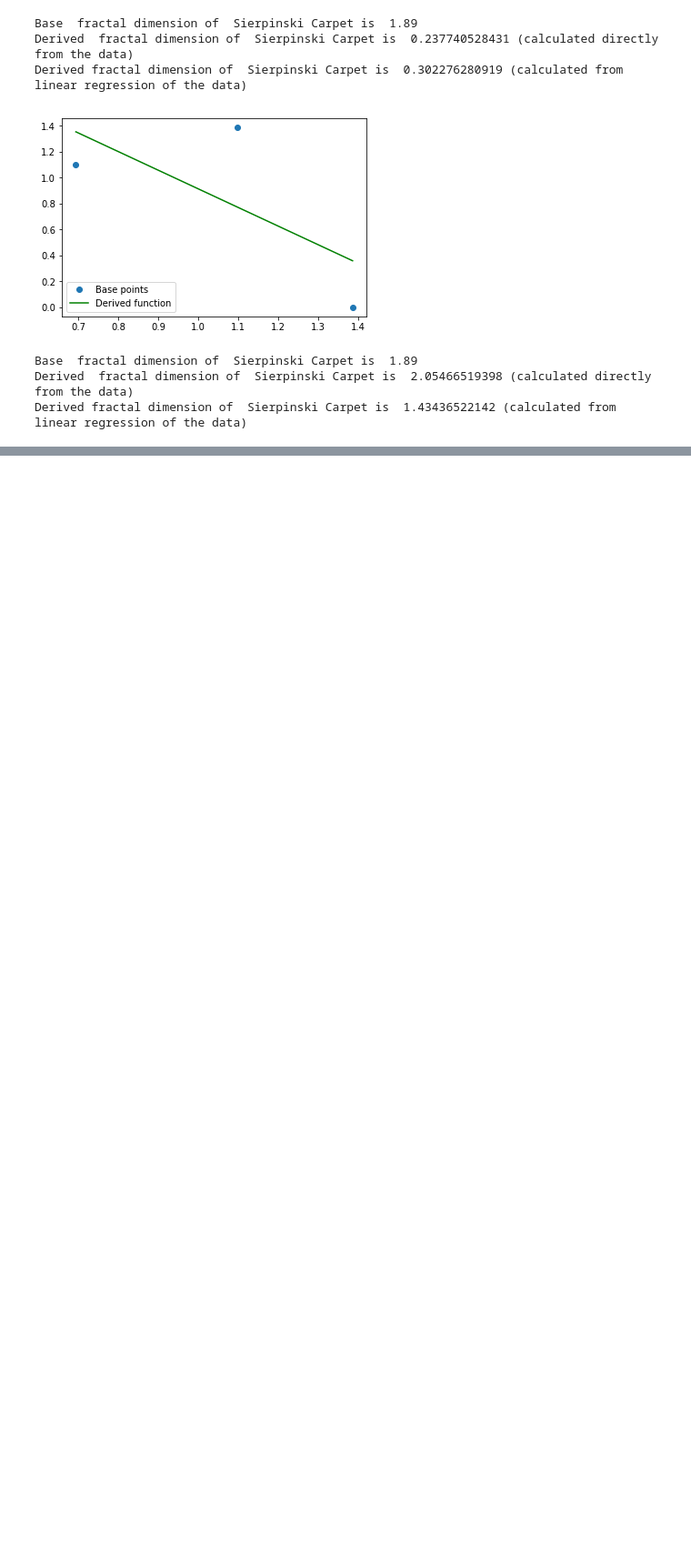
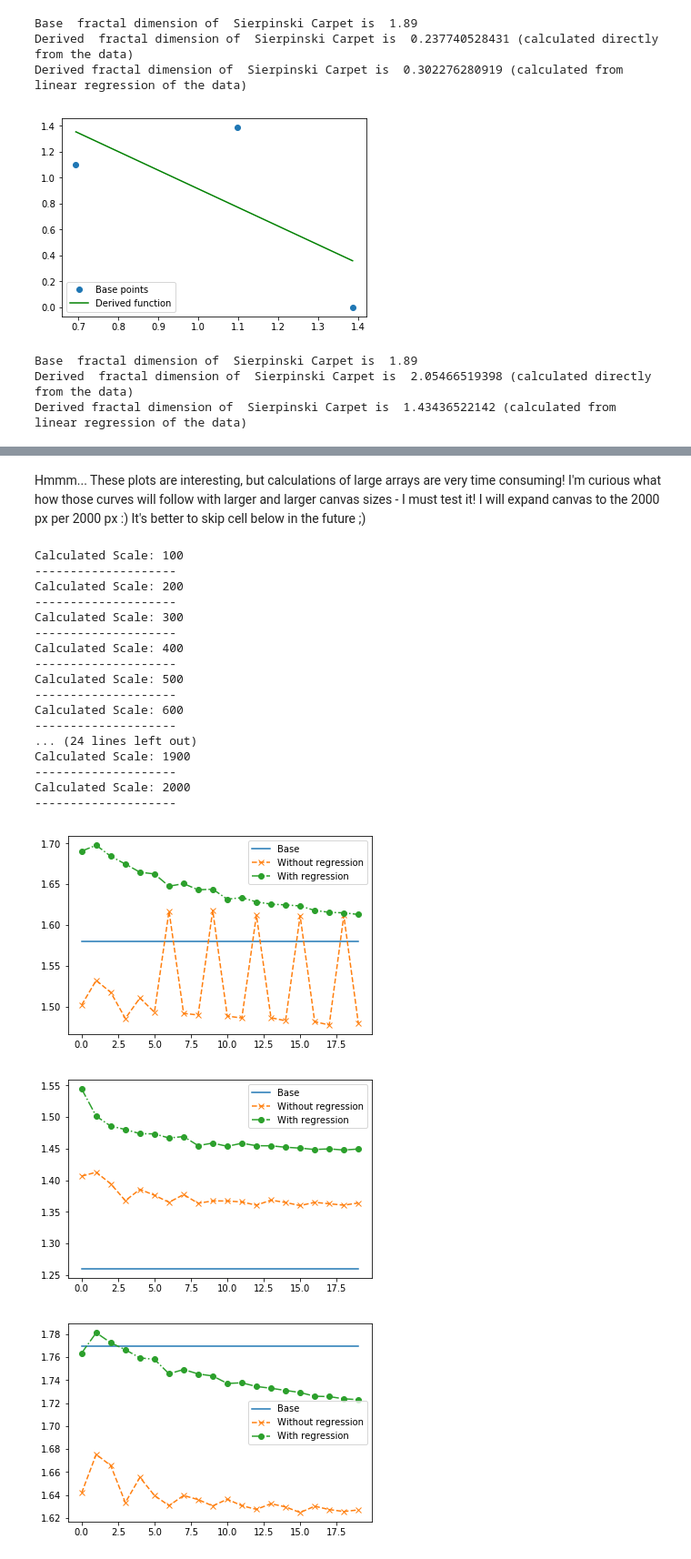
Before and after one commit to SimonMolinsky/fractals_and_chaos, a Jupyter notebook: chapter_05.ipynb, the cells around one changed output, grey strips where cells are left out. Shown at 91% size. Cells and saved outputs as stored; diff of their text form; code cells hidden in the pictures; blank space fills up the shorter version.

```diff
--- a/chapter_05.ipynb
+++ b/chapter_05.ipynb
@@ -1023,0 +1222,68 @@ Derived fractal dimension of  Sierpinski Carpet is  1.43436522142 (calculated fr
+# %% [markdown]
+Hmmm... These plots are interesting, but calculations of large arrays are very time consuming! I'm curious what how those curves will follow with larger and larger canvas sizes - I must test it! I will expand canvas to the 2000 px per 2000 px :) It's better to skip cell below in the future ;)
+# %%
+tr_arr = []
+tr_arr_reg = []
+
+st_arr = []
+st_arr_reg = []
+
+sn_arr = []
+sn_arr_reg = []
+
+for i in range(100, 2100, 100):
+
+    print('Calculated Scale:', i)
+    print('--------------------')
+
+    triangle_dimension = calculate_dimension(scatter_triangle, i, visualize=False)
+    star_dimension = calculate_dimension(star, i, visualize=False)
+    snowflake_dimension = calculate_dimension(snowflake_data, i, visualize=False)
+
+    tr_arr.append(triangle_dimension[0])
+    tr_arr_reg.append(triangle_dimension[1])
+
+    st_arr.append(star_dimension[0])
+    st_arr_reg.append(star_dimension[1])
+
+    sn_arr.append(snowflake_dimension[0])
+    sn_arr_reg.append(snowflake_dimension[1])
+
+tr_base = [1.58 for x in tr_arr]
+st_base = [1.26 for x in st_arr]
+sn_base = [1.77 for x in sn_arr]
+
+values = [
+    [tr_base, tr_arr, tr_arr_reg],
+    [st_base, st_arr, st_arr_reg],
+    [sn_base, sn_arr, sn_arr_reg]
+]
+
+for v in values:
+    plt.figure()
+    plt.plot(v[0], label='Base')
+    plt.plot(v[1], '--x', label='Without regression')
+    plt.plot(v[2], '-.o', label='With regression')
+    plt.legend()
+    plt.show()
+# %% [output]
+Calculated Scale: 100
+--------------------
+Calculated Scale: 200
+--------------------
+Calculated Scale: 300
+--------------------
+Calculated Scale: 400
+--------------------
+Calculated Scale: 500
+--------------------
+Calculated Scale: 600
+--------------------
+... (24 lines left out)
+Calculated Scale: 1900
+--------------------
+Calculated Scale: 2000
+--------------------
+[figure, added]
+[figure, added]
+[figure, added]
```
Also changed, not shown: parts of 13 cells of this notebook.
